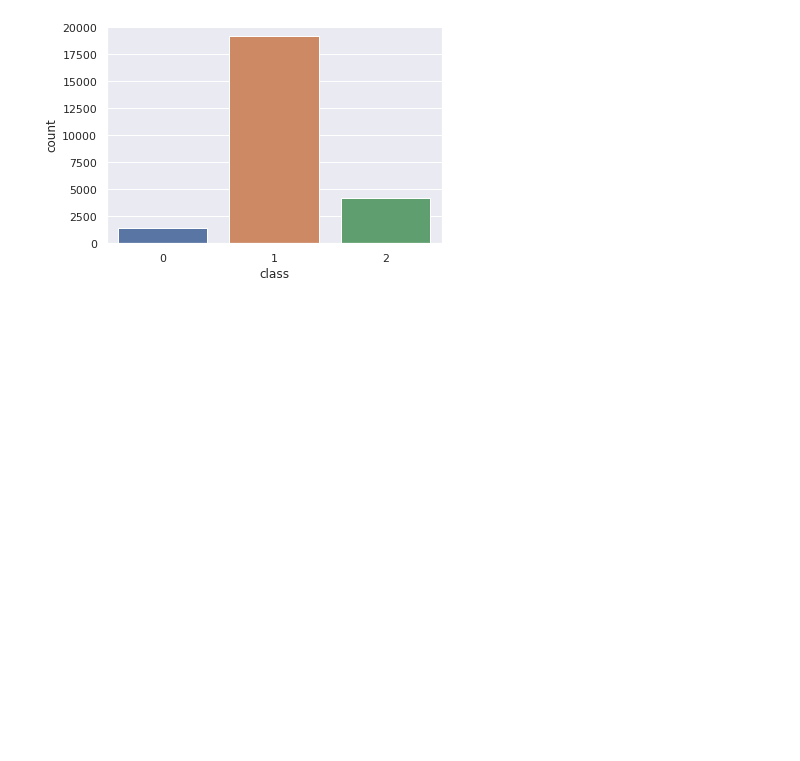
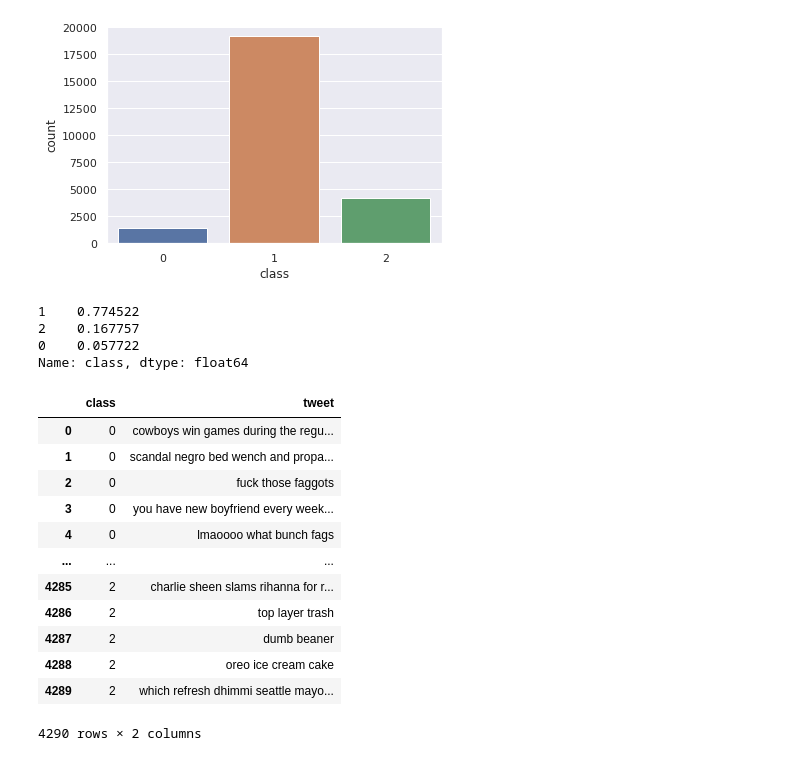
Before and after one commit to evelynerhuan/Noffence, a Jupyter notebook: Final_Project.ipynb, the cells around one changed output. Drawn from its saved outputs; the diff is of its cells as text; code cells hidden in the pictures; blank space fills up the shorter version.

```diff
--- a/Final_Project.ipynb
+++ b/Final_Project.ipynb
@@ -160,3 +191,11 @@ sns.set(style="darkgrid")
 ax = sns.countplot(x="class", data=dataset1)
 # %% [output]
 [figure]
+# %%
+# dataset1
+dataset1['class'].value_counts(normalize = True)
+# %% [output]
+1    0.774522
+2    0.167757
+0    0.057722
+Name: class, dtype: float64
@@ -162,0 +209,16 @@ ax = sns.countplot(x="class", data=dataset1)
+# %%
+sampled_dataset1
+# %% [output]
+|  | class | tweet |
+| 0 | 0 | cowboys win games during the regu... |
+| 1 | 0 | scandal negro bed wench and propa... |
+| 2 | 0 | fuck those faggots |
+| 3 | 0 | you have new boyfriend every week... |
+| 4 | 0 | lmaoooo what bunch fags |
+| ... | ... | ... |
+| 4285 | 2 | charlie sheen slams rihanna for r... |
+| 4286 | 2 | top layer trash |
+| 4287 | 2 | dumb beaner |
+| 4288 | 2 | oreo ice cream cake |
+| 4289 | 2 | which refresh dhimmi seattle mayo... |
+4290 rows × 2 columns
```
Also changed, not shown: parts of 29 cells of this notebook.
